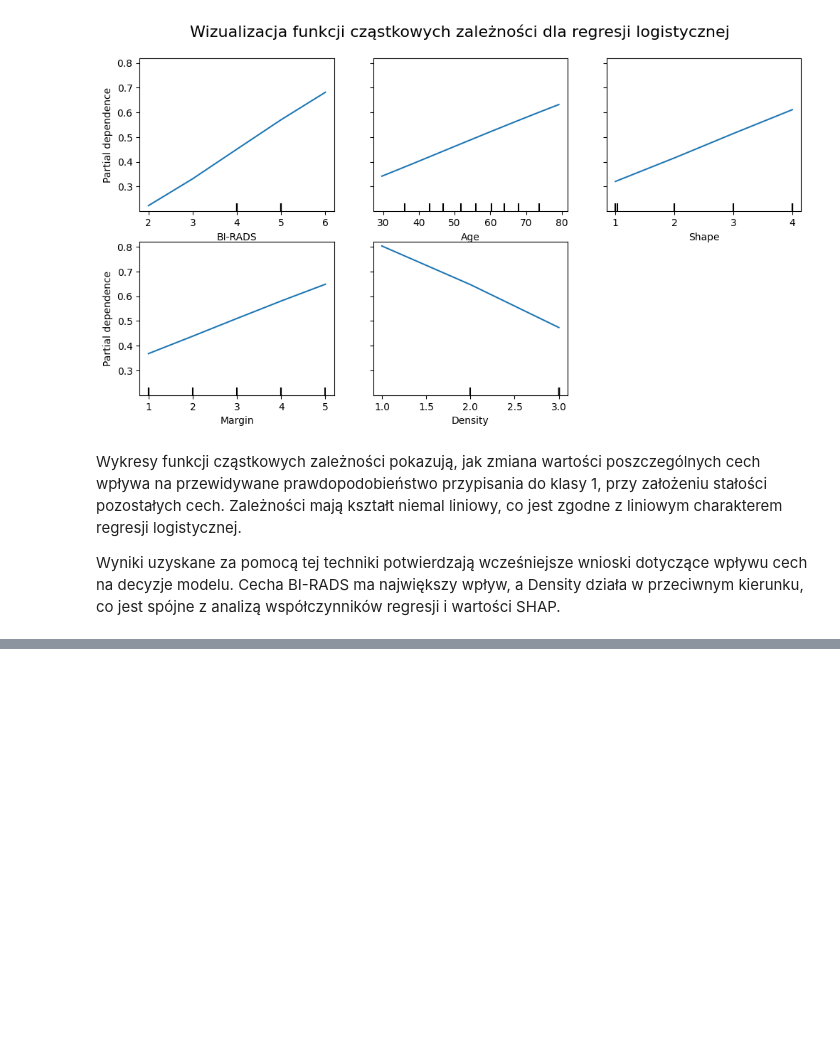
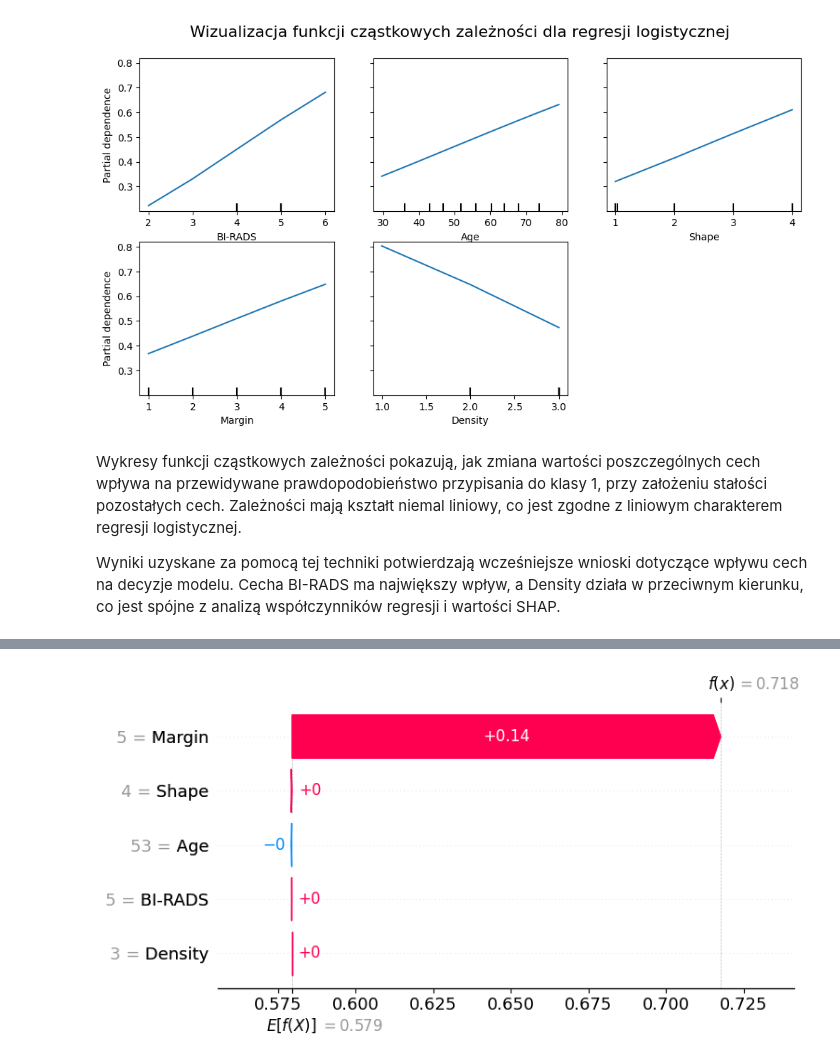
Before and after one commit to MNOWAK1234/INF-AI_JupyterNotebooks, a Jupyter notebook: ISWD/Project4/PreferenceLearning.ipynb, the cells around one changed output, grey strips where cells are left out. Saved outputs shown, nothing was run; the diff lists cells and outputs as text; code cells hidden in the pictures; blank space fills up the shorter version.

```diff
--- a/ISWD/Project4/PreferenceLearning.ipynb
+++ b/ISWD/Project4/PreferenceLearning.ipynb
@@ -466,0 +960,4 @@ Wyniki uzyskane za pomocą tej techniki potwierdzają wcześniejsze wnioski doty
+# %%
+np.random.seed(42)
+random_indices = np.random.choice(len(X_test), 3, replace=False)
+background_data = X_train[np.random.choice(X_train.shape[0], 100, replace=False)]
@@ -466,0 +1042,28 @@ Wyniki uzyskane za pomocą tej techniki potwierdzają wcześniejsze wnioski doty
+# %%
+def explain_with_shap_UTA_DIS(model, input_tensor, background_data, feature_names):
+    model.eval()
+
+    def model_predict(x_numpy):
+        x_tensor = torch.tensor(x_numpy, dtype=torch.float32)
+        with torch.no_grad():
+            logits = model(x_tensor)
+            probs = torch.sigmoid(logits).numpy()
+        return probs
+
+    background_df = pd.DataFrame(background_data, columns=feature_names)
+
+    x_np = np.array(x).reshape(-1)
+    x_df = pd.DataFrame([x_np], columns=feature_names)
+
+    explainer = shap.KernelExplainer(model_predict, background_df)
+    shap_values = explainer.shap_values(x_df)
+
+    shap.initjs()
+    shap.plots.waterfall(
+        shap.Explanation(
+            values=shap_values[0],
+            base_values=explainer.expected_value,
+            data=x_df.values[0],
+            feature_names=feature_names
+        )
+    )
@@ -466,0 +1072,7 @@ Wyniki uzyskane za pomocą tej techniki potwierdzają wcześniejsze wnioski doty
+# %%
+x0 = torch.tensor(X_test[random_indices[0]:random_indices[0]+1], dtype=torch.float32)
+print(f"\n====== Przykład 1 (indeks {random_indices[0]}) ======")
+grads0, pred0 = explain_decision_uta_dis(model, x0, feature_names)
+df_changes0, pred0 = minimal_change_to_flip_decision_uta_dis(model, x0, feature_names)
+print("\nMinimalne zmiany cech potrzebne do zmiany decyzji:")
+print(df_changes0)
@@ -466,0 +1114,3 @@ Wyniki uzyskane za pomocą tej techniki potwierdzają wcześniejsze wnioski doty
+# %%
+explain_with_shap_UTA_DIS(model, x0, background_data, feature_names)
+# %% [output]
@@ -466,0 +1118 @@ Wyniki uzyskane za pomocą tej techniki potwierdzają wcześniejsze wnioski doty
+[figure, added]
```
Also changed, not shown: parts of 47 cells of this notebook, 3 other files.
